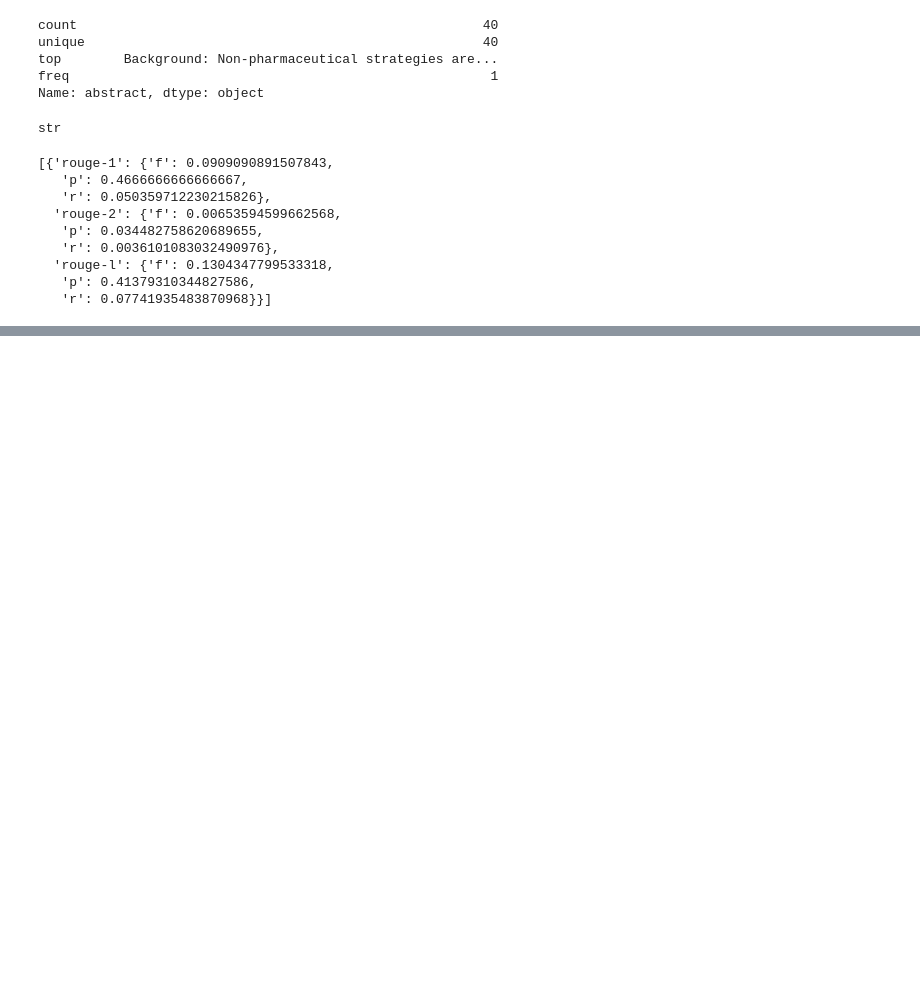
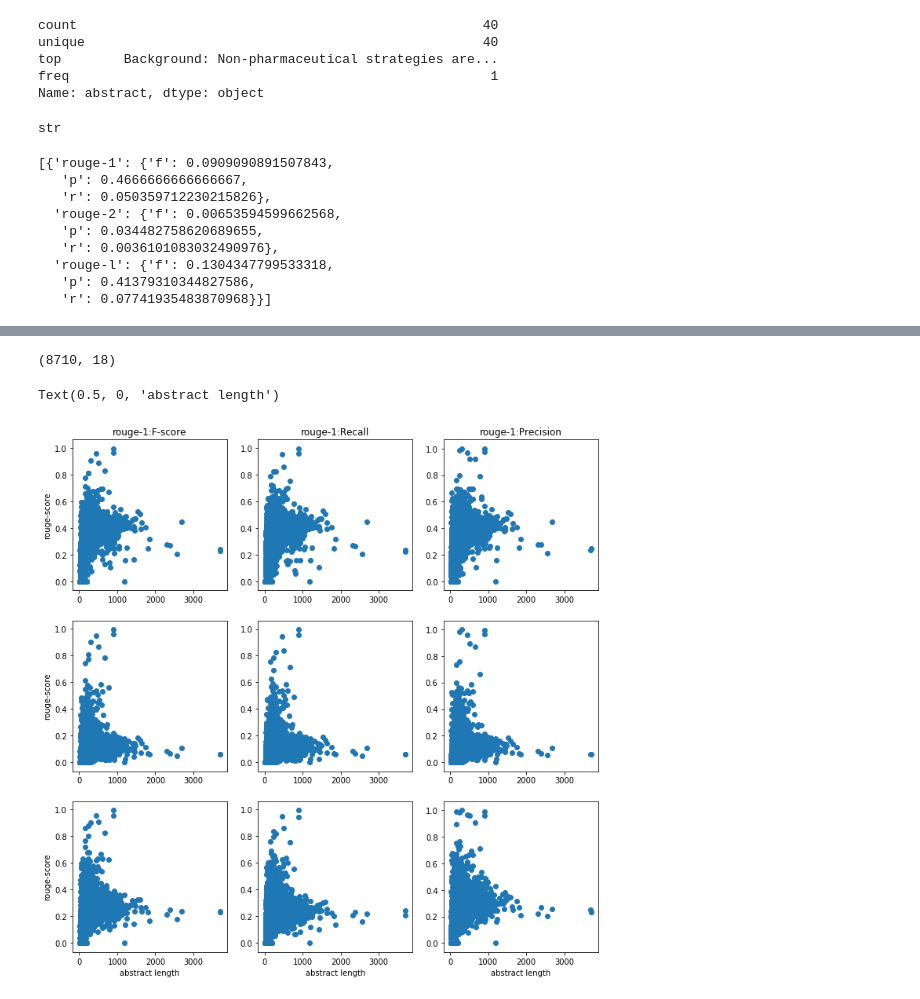
Before and after one commit to Prajakta15Patil/COVID-analysis, a Jupyter notebook: code/covid_analysis.ipynb, the cells around one changed output, grey strips where cells are left out. Saved outputs shown, nothing was run; the diff lists cells and outputs as text; code cells hidden in the pictures; blank space fills up the shorter version.

```diff
--- a/code/covid_analysis.ipynb
+++ b/code/covid_analysis.ipynb
@@ -236,0 +215,65 @@ plt.scatter(data.length_abstract, data.rouge_l)
+# %%
+clean_data = data[data.length_abstract > 10]
+clean_data.shape
+# %% [output]
+(8710, 18)
+# %%
+plt.figure(figsize = (12,12))
+plt.subplot(3, 3, 1)
+plt.scatter(clean_data.length_abstract, clean_data.rouge_1_f)
+#plt.line(clean_data.length_abstract, np.mean(clean_data.rouge_1_f), linestyle = '--')
+plt.title('rouge-1:F-score')
+plt.ylabel('rouge-score')
+
+#plt.xlabel('abstract length')
+
+plt.subplot(3, 3, 2)
+plt.scatter(clean_data.length_abstract, clean_data.rouge_1_r)
+plt.title('rouge-1:Recall')
+#plt.ylabel('rouge-score')
+#plt.xlabel('abstract length')
+
+plt.subplot(3, 3, 3)
+plt.scatter(clean_data.length_abstract, clean_data.rouge_1_p)
+plt.title('rouge-1:Precision')
+#plt.ylabel('rouge-score')
+#plt.xlabel('abstract length')
+
+plt.subplot(3, 3, 4)
+plt.scatter(clean_data.length_abstract, clean_data.rouge_2_f)
+#plt.title('rouge-2:F-score')
+plt.ylabel('rouge-score')
+#plt.xlabel('abstract length')
+
+plt.subplot(3, 3, 5)
+plt.scatter(clean_data.length_abstract, clean_data.rouge_2_r)
+#plt.title('rouge-2:F-score')
+#plt.ylabel('rouge-score')
+#plt.xlabel('abstract length')
+
+plt.subplot(3, 3, 6)
+plt.scatter(clean_data.length_abstract, clean_data.rouge_2_p)
+#plt.title('rouge-3:F-score')
+#plt.ylabel('rouge-score')
+#plt.xlabel('abstract length')
+
+plt.subplot(3, 3, 7)
+plt.scatter(clean_data.length_abstract, clean_data.rouge_l_f)
+#plt.title('rouge-l:F-score')
+plt.ylabel('rouge-score')
+plt.xlabel('abstract length')
+
+plt.subplot(3, 3, 8)
+plt.scatter(clean_data.length_abstract, clean_data.rouge_l_r)
+#plt.title('rouge-l:F-score')
+#plt.ylabel('rouge-score')
+plt.xlabel('abstract length')
+
+plt.subplot(3, 3, 9)
+plt.scatter(clean_data.length_abstract, clean_data.rouge_l_p)
+#plt.title('rouge-l:F-score')
+#plt.ylabel('rouge-score')
+plt.xlabel('abstract length')
+# %% [output]
+Text(0.5, 0, 'abstract length')
+[figure, added]
```
Also changed, not shown: parts of 18 cells of this notebook.
